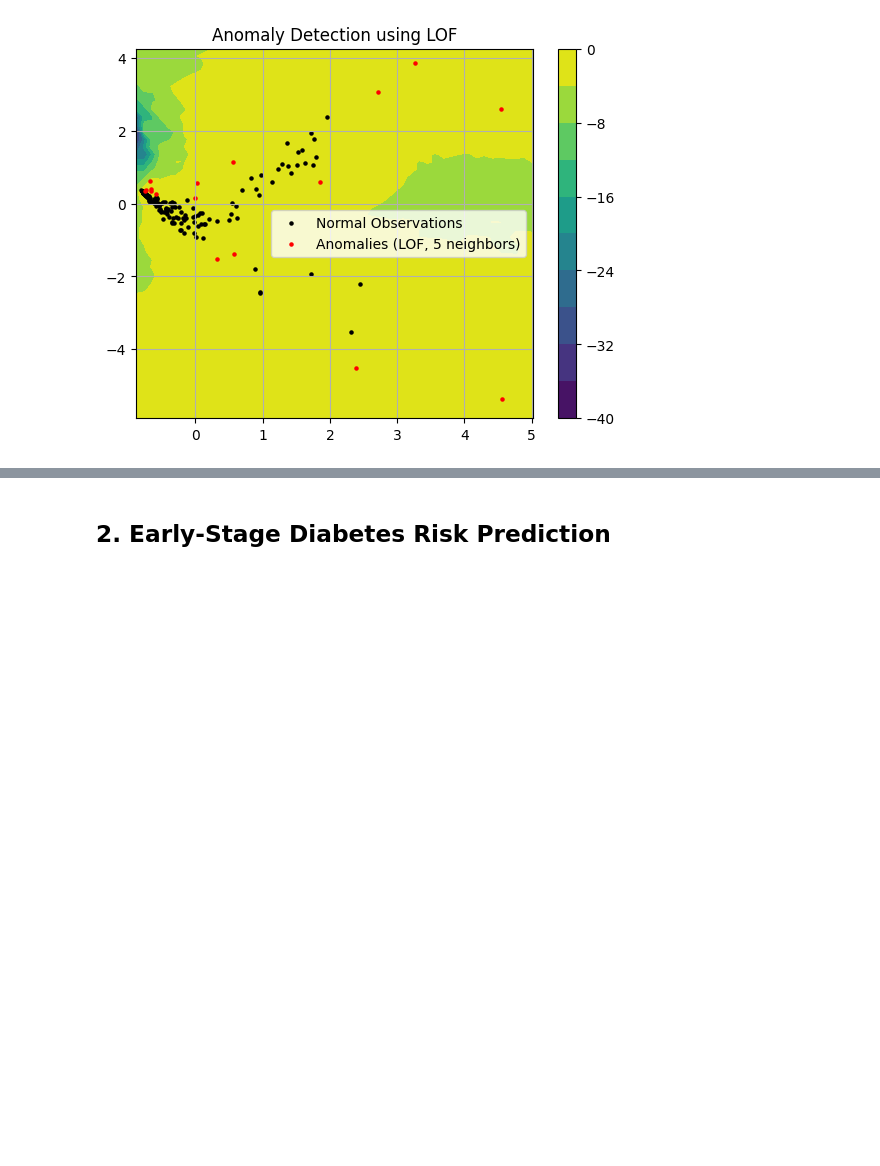
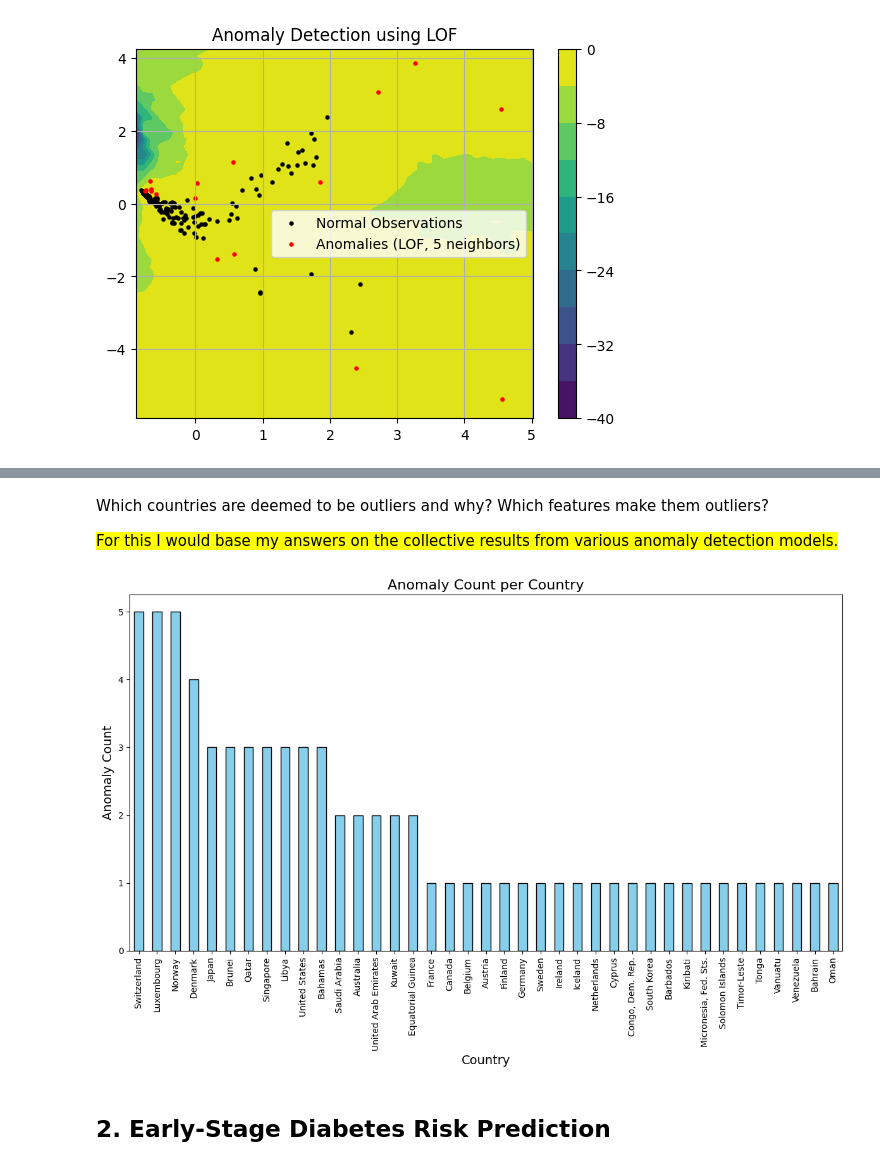
Before and after one commit to jonmaaku/AI221-machine-problems, a Jupyter notebook: mp5/MP5.ipynb, the cells around one changed output, grey strips where cells are left out. Saved outputs shown, nothing was run; the diff lists cells and outputs as text; code cells hidden in the pictures; blank space fills up the shorter version.

Commit message:
added answers.

```diff
--- a/mp5/MP5.ipynb
+++ b/mp5/MP5.ipynb
@@ -377,6 +341,7 @@ plt.show()
 # %% [output]
 [figure]
 # %%
+# Source Code is From AI221 Github Repository: AI221\Clustering_Anomaly_Detect\anomaly_detect_methods.ipynb
 # Generate the KDE surface as Z
 X_pca_scaled  = scaler.fit_transform(X_pca)
 kde = KernelDensity(kernel='gaussian',bandwidth=0.4).fit(X_pca_scaled)
@@ -411,8 +376,7 @@ plt.legend()
 plt.grid()
 plt.show()
 
-print(normals.shape)
-print(anomals.shape)
+kernel_density_anomalies = df.iloc[np.where(scores <= threshold)[0]]
 # %% [output]
 Threshold (KDE) = 0.012569474629724105
 [figure]
@@ -421,4 +383,5 @@ Threshold (KDE) = 0.012569474629724105
 # %%
+# Source Code is From AI221 Github Repository: AI221\Clustering_Anomaly_Detect\anomaly_detect_methods.ipynb
 ocsvm = OneClassSVM(nu=0.05, gamma=1).fit(X_pca_scaled)
 Zp = ocsvm.score_samples(XY)
 Zp = Zp.reshape(Xp.shape)
@@ -436,9 +399,12 @@ plt.colorbar(cntr)
 plt.legend()
 plt.grid()
 plt.show()
+
+ocsvm_anomalies = df.iloc[np.where(y_pred == -1)[0]]
 # %% [output]
 [figure]
 # %%
+# Source Code is From AI221 Github Repository: AI221\Clustering_Anomaly_Detect\anomaly_detect_methods.ipynb
 lof = LocalOutlierFactor(n_neighbors=5,novelty=True).fit(X_pca_scaled)
 Zp = lof.score_samples(XY)
 Zp = Zp.reshape(Xp.shape)
@@ -456,6 +422,8 @@ plt.colorbar(cntr)
 plt.legend()
 plt.grid()
 plt.show()
+
+lof_anomalies = df.iloc[np.where(y_pred == -1)[0]]
 # %% [output]
 [figure]
 # %%
@@ -541,3 +452,36 @@ print(df_copy[['country', 'income']].head(10))
+# %% [markdown]
+Which countries are deemed to be outliers and why? Which features make them outliers?
+
+<mark class="answer"> For this I would base my answers on the collective results from various anomaly detection models.
+# %%
+# Prompt: Create a bar plot showing the count of anomalies detected per country across all methods, x-axis: country, y-axis: count of anomalies
+import pandas as pd
+
+import matplotlib.pyplot as plt
+
+# Combine all anomaly dataframes into one
+all_anomalies = pd.concat([
+    envelope_anomalies['country'],
+    kernel_density_anomalies['country'],
+    ocsvm_anomalies['country'],
+    lof_anomalies['country'],
+    isoforest_anomalies['country']
+])
+
+# Count the occurrences of each country
+anomaly_counts = all_anomalies.value_counts()
+
+# Plot the bar plot
+plt.figure(figsize=(12, 8))
+anomaly_counts.plot(kind='bar', color='skyblue', edgecolor='black')
+plt.title('Anomaly Count per Country', fontsize=16)
+plt.xlabel('Country', fontsize=14)
+plt.ylabel('Anomaly Count', fontsize=14)
+plt.xticks(rotation=90, fontsize=10)
+plt.tight_layout()
+plt.show()
+# %% [output]
+[figure, added]
 # %% [markdown]
 ## 2. Early-Stage Diabetes Risk Prediction
 # %% [markdown]
```
Also changed, not shown: parts of 7 cells of this notebook.
